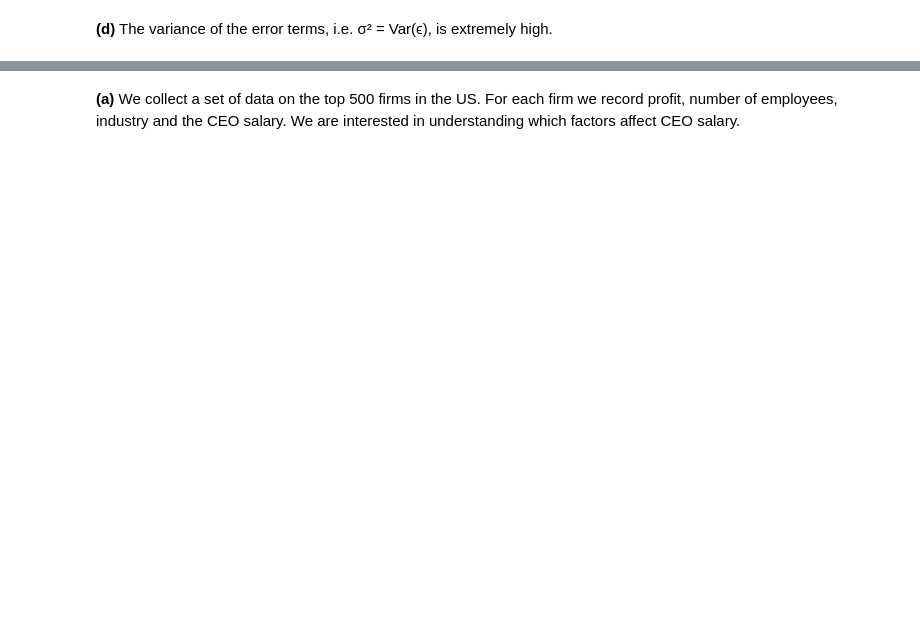
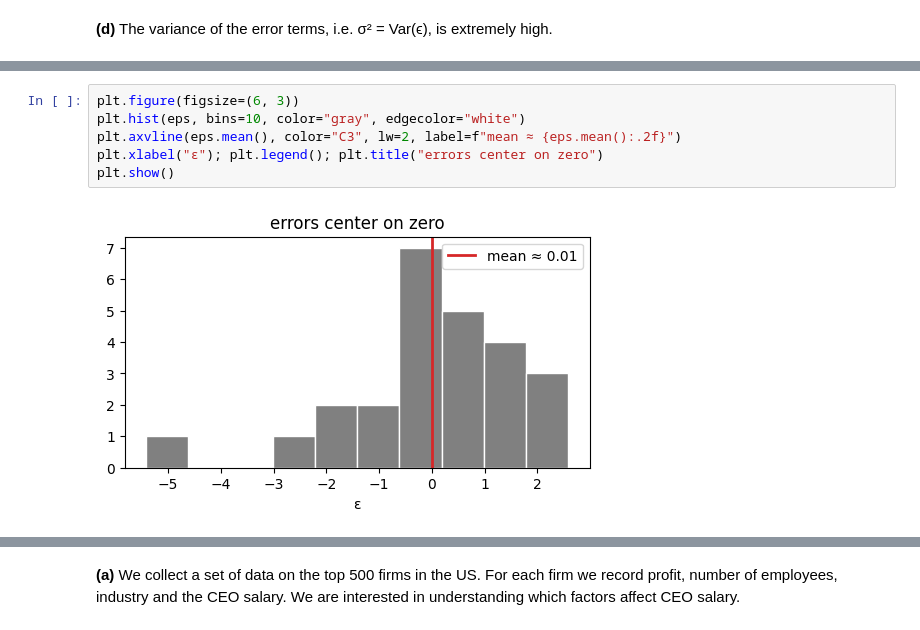
Before and after one commit to matthewmachnowski/statistical-learning, a Jupyter notebook: Ch02/Ch02-exercises.ipynb, the cells around one changed output, grey strips where cells are left out. Cells and saved outputs as stored; diff of their text form; blank space fills up the shorter version.

```diff
--- a/Ch02/Ch02-exercises.ipynb
+++ b/Ch02/Ch02-exercises.ipynb
@@ -14,0 +43,8 @@
+# %%
+plt.figure(figsize=(6, 3))
+plt.hist(eps, bins=10, color="gray", edgecolor="white")
+plt.axvline(eps.mean(), color="C3", lw=2, label=f"mean ≈ {eps.mean():.2f}")
+plt.xlabel("ε"); plt.legend(); plt.title("errors center on zero")
+plt.show()
+# %% [output]
+[figure, added]
```
Also changed, not shown: parts of 40 cells of this notebook, 2 other files.
